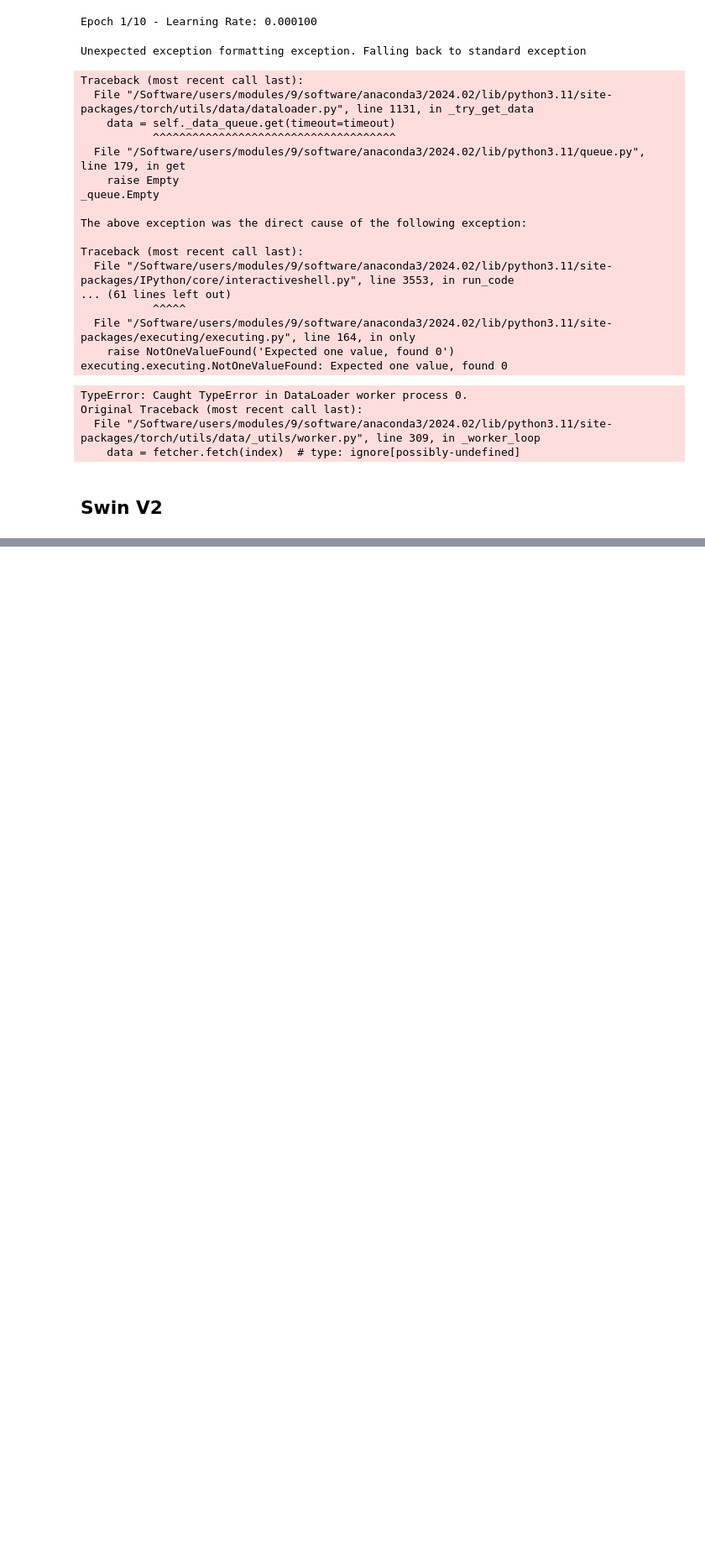
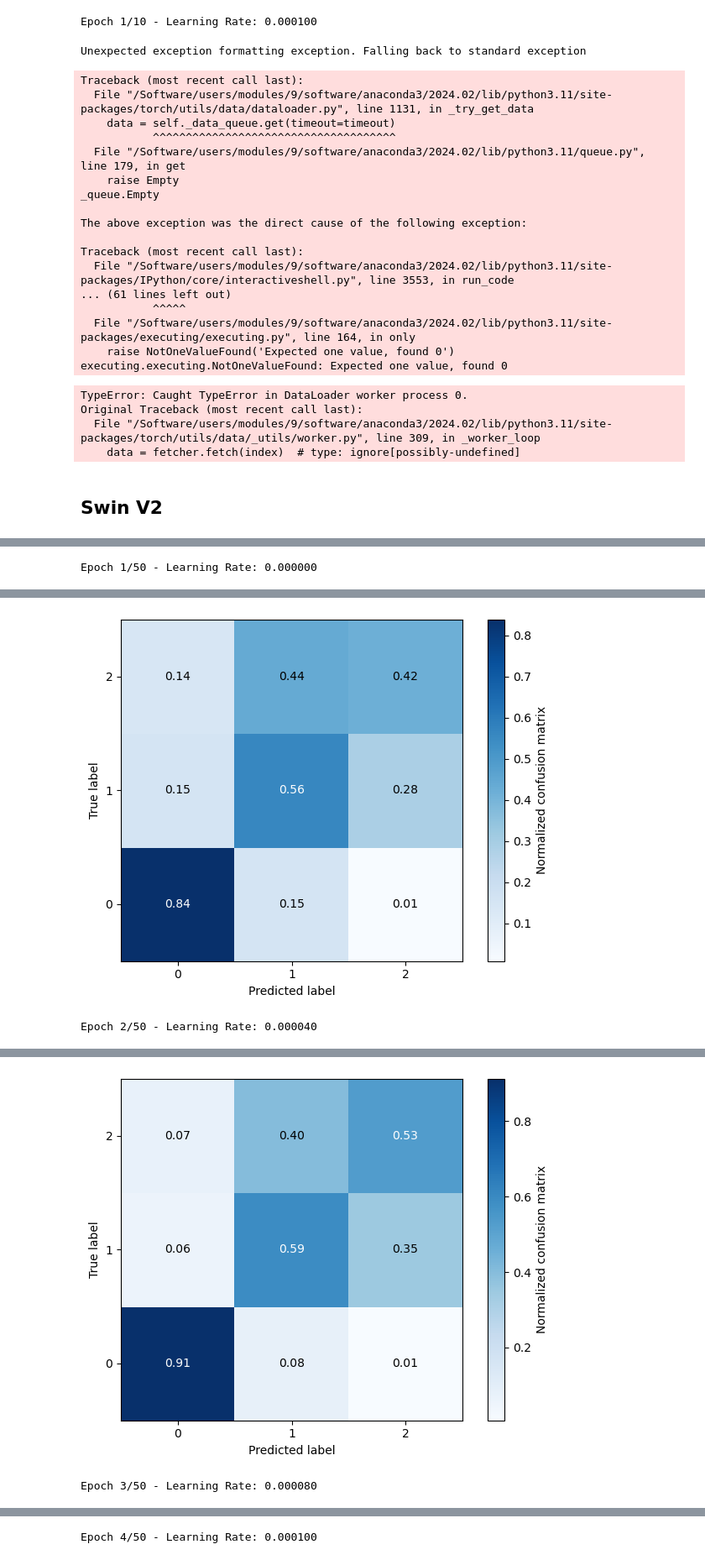
Before and after one commit to SoulOfSword/DLP_galaxy_mergers, a Jupyter notebook: Notebooks/transformers_nonbinary.ipynb, the cells around one changed output, grey strips where cells are left out. Shown at 84% size. Drawn from its saved outputs; the diff is of its cells as text; code cells hidden in the pictures; blank space fills up the shorter version.

Commit message:
Swin V2 non-binary final results pre-presenation. Fixed issues with how training, test and validation sets were made with new dataset and subset functions.

```diff
--- a/Notebooks/transformers_nonbinary.ipynb
+++ b/Notebooks/transformers_nonbinary.ipynb
@@ -497,5 +565,5 @@ test_idx = filtered_all_indices[test_idx_rel]
 
 # Create the Subset datasets (using your custom SubsetWithTransform for validation and test)
 swin_multi_train_dataset = Subset(swin_multidata, train_idx)
-swin_multi_val_dataset = AF.SubsetWithTransform(swin_multidata, val_idx, transform=val_test_transform)
-swin_multi_test_dataset = AF.SubsetWithTransform(swin_multidata, test_idx, transform=val_test_transform)
+swin_multi_val_dataset = AF.SubsetWithTransform_v2(swin_multidata, val_idx, transform=val_test_transform)
+swin_multi_test_dataset = AF.SubsetWithTransform_v2(swin_multidata, test_idx, transform=val_test_transform)
@@ -590,7 +709,7 @@ swin_multi_train_losses = []
 swin_multi_val_losses = []
 
 best_val_loss = np.inf
-best_bal_acc = 0.49
+best_bal_acc = 0.48
 best_combined_acc = 1
 
 for epoch in range(epochs):
@@ -598,7 +717,7 @@ for epoch in range(epochs):
     current_lr = optimizer.param_groups[0]['lr']
     print(f"Epoch {epoch+1}/{epochs} - Learning Rate: {current_lr:.6f}")
 
-    train_loss = AF.training_epoch(swin_multi, swin_multi_train_loader, optimizer, criterion, device, scheduler = None, unsqueezeY = False)
+    train_loss = AF.training_epoch(swin_multi, swin_multi_train_loader, optimizer, criterion, device, scheduler = scheduler, unsqueezeY = False)
     val_loss, val_acc, all_preds, all_labels, bal_acc = AF.nonbinary_multilabel_evaluate(swin_multi, swin_multi_val_loader, criterion, device, desc = 'validation')
 
     # Step the scheduler
@@ -616,9 +735,13 @@ for epoch in range(epochs):
     #     best_val_loss = val_loss
     #     torch.save(swin_multi.state_dict(), "swin_nonbinary_best_model.pth")
 
-    if (epoch+1)%5 == 0:
+    if bal_acc > 0.49 or (bal_acc + val_acc) > 1:
         af.plot_confusion_matrix(all_labels, all_preds, classes=None, normalize=True, title=None, cmap=plt.cm.Blues)
         plt.show()
+
+    if val_loss > best_val_loss:
+        best_val_loss = val_loss
+        torch.save(swin_multi.state_dict(), "swin_nonbinary_best_model_val_loss.pth")
 
     if bal_acc > best_bal_acc:
         best_bal_acc = bal_acc
@@ -630,3 +753,5 @@ for epoch in range(epochs):
 
 swin_multi_epoch_loss, swin_multi_epoch_acc, swin_multi_all_preds, swin_multi_all_labels, swin_multi_bal_acc = AF.nonbinary_multilabel_evaluate(swin_multi, swin_multi_test_loader,
                                                                                                                   criterion, device)
+# %% [output]
+Epoch 1/50 - Learning Rate: 0.000000
@@ -632,0 +760,2 @@ swin_multi_epoch_loss, swin_multi_epoch_acc, swin_multi_all_preds, swin_multi_al
+[figure, added]
+Epoch 2/50 - Learning Rate: 0.000040
@@ -632,0 +764,2 @@ swin_multi_epoch_loss, swin_multi_epoch_acc, swin_multi_all_preds, swin_multi_al
+[figure, added]
+Epoch 3/50 - Learning Rate: 0.000080
@@ -632,0 +769 @@ swin_multi_epoch_loss, swin_multi_epoch_acc, swin_multi_all_preds, swin_multi_al
+Epoch 4/50 - Learning Rate: 0.000100
```
Also changed, not shown: parts of 29 cells of this notebook, 2 other files.
